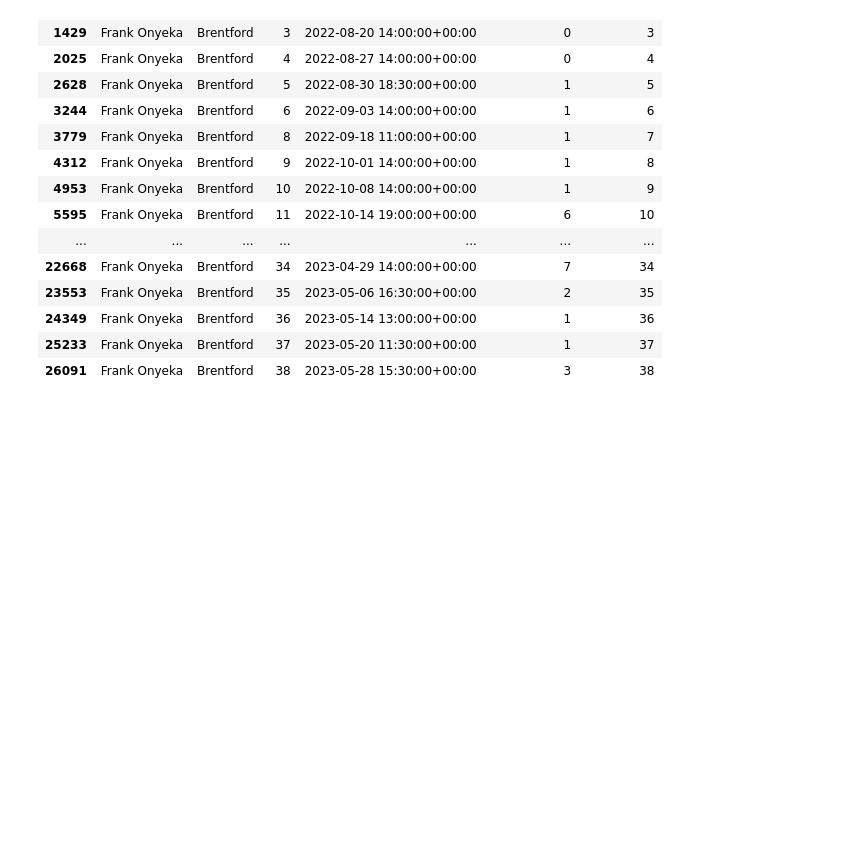
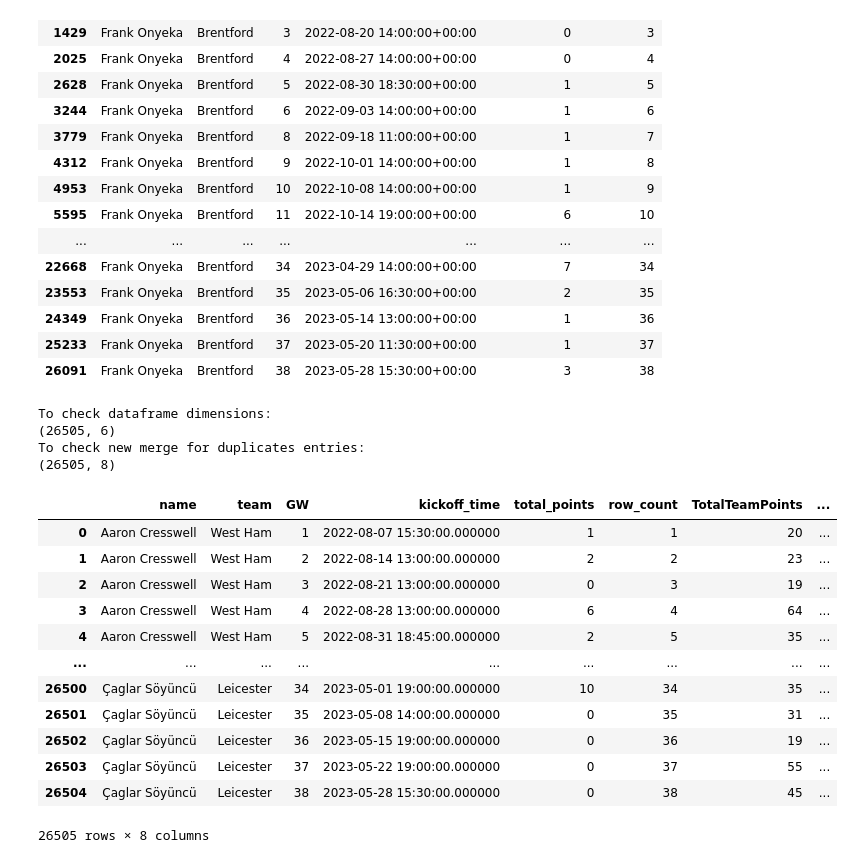
Before and after one commit to WayneQwele/FPLBayesianPoissonRegression, a Jupyter notebook: data_cleaning.ipynb, the cells around one changed output. Drawn from its saved outputs; the diff is of its cells as text; code cells hidden in the pictures; blank space fills up the shorter version.

Commit message:
Early even checks, nothing too serious, update comments, clearify statements.

```diff
--- a/data_cleaning.ipynb
+++ b/data_cleaning.ipynb
@@ -215,4 +219,49 @@ game_subset.query("name == 'Frank Onyeka'")
 | 24349 | Frank Onyeka | Brentford | 36 | 2023-05-14 13:00:00+00:00 | 1 | 36 |
 | 25233 | Frank Onyeka | Brentford | 37 | 2023-05-20 11:30:00+00:00 | 1 | 37 |
 | 26091 | Frank Onyeka | Brentford | 38 | 2023-05-28 15:30:00+00:00 | 3 | 38 |
+# %%
+#we add our team points data
+addtotalteampoints_sql = """
+SELECT
+    a.*,
+    b.total_points as TotalTeamPoints,
+    (a.total_points/b.total_points) as  player_contribution
+
+FROM
+    game_subset a
+LEFT JOIN
+    team b
+ON
+    a.team = b.team
+    AND a.kickoff_time = b.kickoff_time
+ORDER BY
+    a.name,
+    a.team,
+    a.kickoff_time
+"""
+
+# Execute the query using pandasql
+game_subset_total_team_points_df = ps.sqldf(addtotalteampoints_sql, locals())
+
+print(f"To check dataframe dimensions: \n{game_subset.shape}")
+print(f"To check new merge for duplicates entries: \n{game_subset_total_team_points_df.shape}")
+game_subset_total_team_points_df
+# %% [output]
+To check dataframe dimensions:
+(26505, 6)
+To check new merge for duplicates entries:
+(26505, 8)
+|  | name | team | GW | kickoff_time | total_points | row_count | TotalTeamPoints | ... |
+| 0 | Aaron Cresswell | West Ham | 1 | 2022-08-07 15:30:00.000000 | 1 | 1 | 20 | ... |
+| 1 | Aaron Cresswell | West Ham | 2 | 2022-08-14 13:00:00.000000 | 2 | 2 | 23 | ... |
+| 2 | Aaron Cresswell | West Ham | 3 | 2022-08-21 13:00:00.000000 | 0 | 3 | 19 | ... |
+| 3 | Aaron Cresswell | West Ham | 4 | 2022-08-28 13:00:00.000000 | 6 | 4 | 64 | ... |
+| 4 | Aaron Cresswell | West Ham | 5 | 2022-08-31 18:45:00.000000 | 2 | 5 | 35 | ... |
+| ... | ... | ... | ... | ... | ... | ... | ... | ... |
+| 26500 | Çaglar Söyüncü | Leicester | 34 | 2023-05-01 19:00:00.000000 | 10 | 34 | 35 | ... |
+| 26501 | Çaglar Söyüncü | Leicester | 35 | 2023-05-08 14:00:00.000000 | 0 | 35 | 31 | ... |
+| 26502 | Çaglar Söyüncü | Leicester | 36 | 2023-05-15 19:00:00.000000 | 0 | 36 | 19 | ... |
+| 26503 | Çaglar Söyüncü | Leicester | 37 | 2023-05-22 19:00:00.000000 | 0 | 37 | 55 | ... |
+| 26504 | Çaglar Söyüncü | Leicester | 38 | 2023-05-28 15:30:00.000000 | 0 | 38 | 45 | ... |
+26505 rows × 8 columns
 # %%
```
Also changed, not shown: parts of 6 cells of this notebook, 4 other files.
